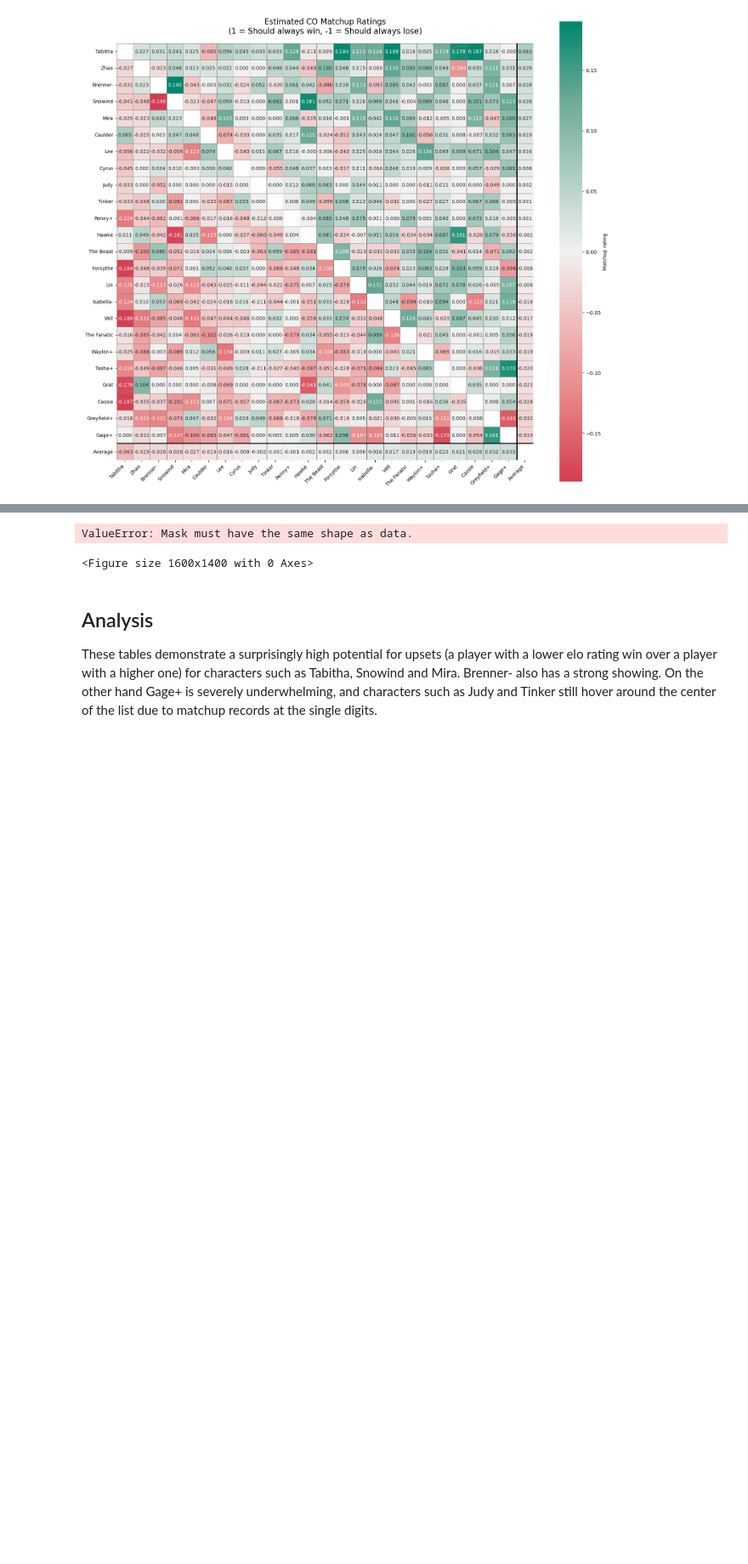
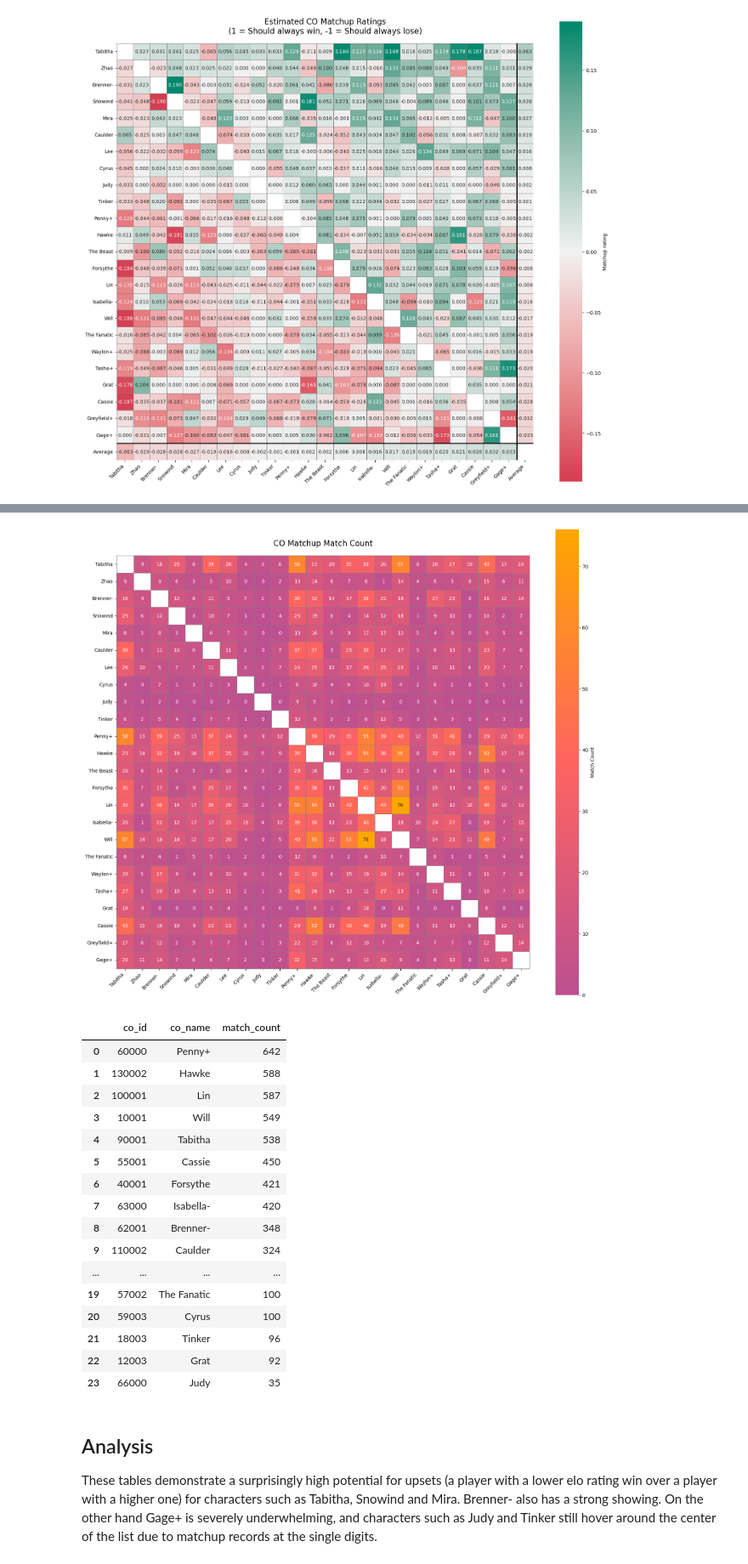
Before and after one commit to de-abreu/tinywars-datamining, a Jupyter notebook: 1 - Performance Expectation Heatmap.ipynb, the cells around one changed output, grey strips where cells are left out. Shown at 85% size. Cells and saved outputs as stored; diff of their text form; code cells hidden in the pictures; blank space fills up the shorter version.

```diff
--- a/1 - Performance Expectation Heatmap.ipynb
+++ b/1 - Performance Expectation Heatmap.ipynb
@@ -452,15 +432,39 @@ display_heatmap(
 # %%
 display_heatmap(
     'CO Matchup Match Count',
     'Match Count',
     match_count_df.loc[sorted_cos, sorted_cos],
     sorted_cos,
     sum_matches[sorted_cos],
     True
 )
+
+# Group by co_id and count distinct match_ids
+co_match_counts = matches_df.groupby(['co_id', 'co_name'])['match_id'].nunique().reset_index()
+co_match_counts.rename(columns={'match_id': 'match_count'}, inplace=True)
+
+# Sort by match_count in descending order and reset index
+co_match_counts = co_match_counts.sort_values('match_count', ascending=False).reset_index(drop=True)
+display(co_match_counts)
 # %% [output]
-ValueError: Mask must have the same shape as data.
-<Figure size 1600x1400 with 0 Axes>
+[figure, added]
+|  | co_id | co_name | match_count |
+| 0 | 60000 | Penny+ | 642 |
+| 1 | 130002 | Hawke | 588 |
+| 2 | 100001 | Lin | 587 |
+| 3 | 10001 | Will | 549 |
+| 4 | 90001 | Tabitha | 538 |
+| 5 | 55001 | Cassie | 450 |
+| 6 | 40001 | Forsythe | 421 |
+| 7 | 63000 | Isabella- | 420 |
+| 8 | 62001 | Brenner- | 348 |
+| 9 | 110002 | Caulder | 324 |
+| ... | ... | ... | ... |
+| 19 | 57002 | The Fanatic | 100 |
+| 20 | 59003 | Cyrus | 100 |
+| 21 | 18003 | Tinker | 96 |
+| 22 | 12003 | Grat | 92 |
+| 23 | 66000 | Judy | 35 |
 # %% [markdown]
 ## Analysis
 
```
Also changed, not shown: parts of 4 cells of this notebook.
